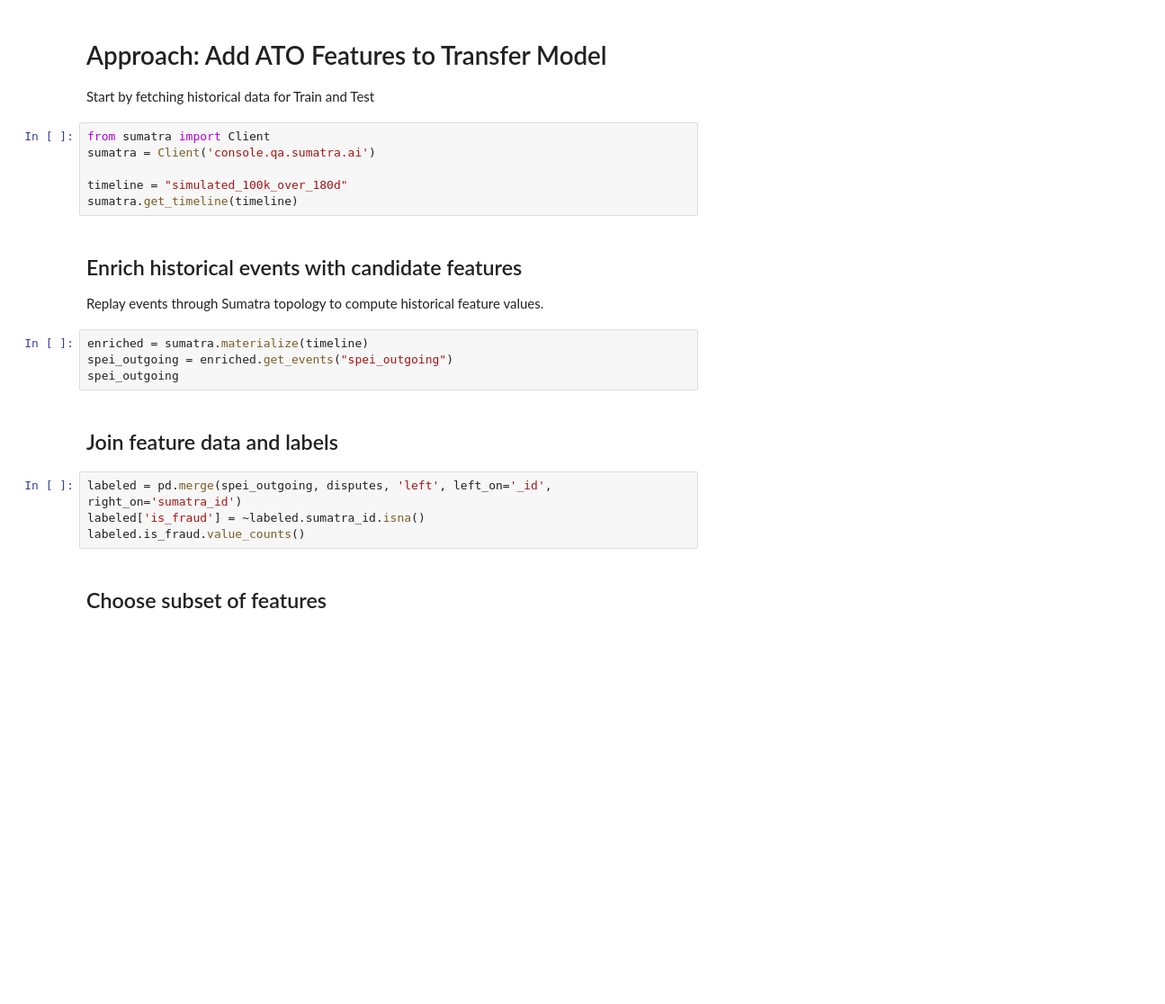
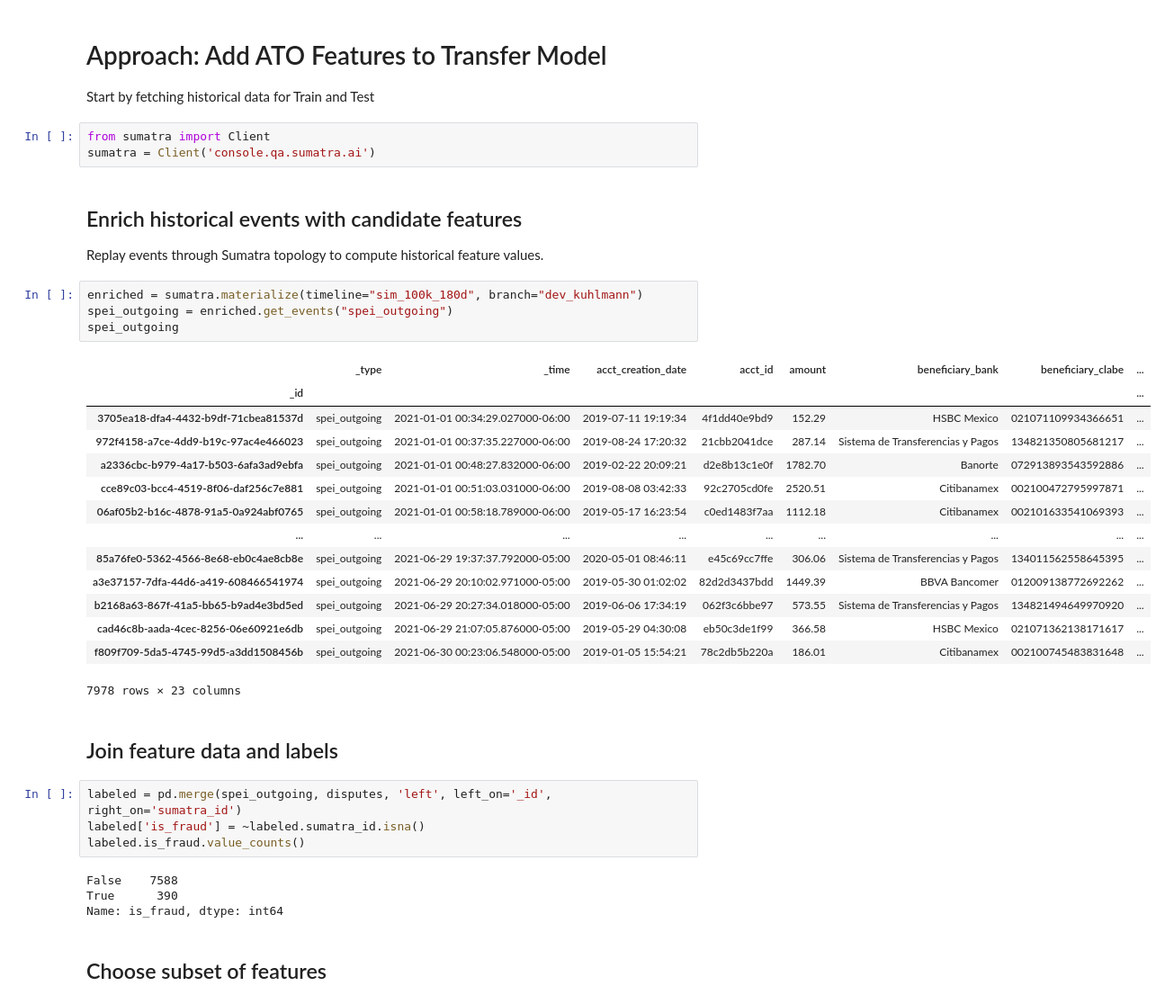
Before and after one commit to sumatra/sumatra-examples, a Jupyter notebook: moneymx/MoneyMX ATO Features.ipynb, the cells around one changed output. Shown: that part at 90% size. Drawn from its saved outputs; the diff is of its cells as text; blank space fills up the shorter version.

```diff
--- a/moneymx/MoneyMX ATO Features.ipynb
+++ b/moneymx/MoneyMX ATO Features.ipynb
@@ -15,23 +29,39 @@ Start by fetching historical data for Train and Test
 # %%
 from sumatra import Client
 sumatra = Client('console.qa.sumatra.ai')
-
-timeline = "simulated_100k_over_180d"
-sumatra.get_timeline(timeline)
 # %% [markdown]
 ## Enrich historical events with candidate features
 
 Replay events through Sumatra topology to compute historical feature values.
 # %%
-enriched = sumatra.materialize(timeline)
+enriched = sumatra.materialize(timeline="sim_100k_180d", branch="dev_kuhlmann")
 spei_outgoing = enriched.get_events("spei_outgoing")
 spei_outgoing
+# %% [output]
+|  | _type | _time | acct_creation_date | acct_id | amount | beneficiary_bank | beneficiary_clabe | ... |
+| _id |  |  |  |  |  |  |  | ... |
+| 3705ea18-dfa4-4432-b9df-71cbea81537d | spei_outgoing | 2021-01-01 00:34:29.027000-06:00 | 2019-07-11 19:19:34 | 4f1dd40e9bd9 | 152.29 | HSBC Mexico | 021071109934366651 | ... |
+| 972f4158-a7ce-4dd9-b19c-97ac4e466023 | spei_outgoing | 2021-01-01 00:37:35.227000-06:00 | 2019-08-24 17:20:32 | 21cbb2041dce | 287.14 | Sistema de Transferencias y Pagos | 134821350805681217 | ... |
+| a2336cbc-b979-4a17-b503-6afa3ad9ebfa | spei_outgoing | 2021-01-01 00:48:27.832000-06:00 | 2019-02-22 20:09:21 | d2e8b13c1e0f | 1782.70 | Banorte | 072913893543592886 | ... |
+| cce89c03-bcc4-4519-8f06-daf256c7e881 | spei_outgoing | 2021-01-01 00:51:03.031000-06:00 | 2019-08-08 03:42:33 | 92c2705cd0fe | 2520.51 | Citibanamex | 002100472795997871 | ... |
+| 06af05b2-b16c-4878-91a5-0a924abf0765 | spei_outgoing | 2021-01-01 00:58:18.789000-06:00 | 2019-05-17 16:23:54 | c0ed1483f7aa | 1112.18 | Citibanamex | 002101633541069393 | ... |
+| ... | ... | ... | ... | ... | ... | ... | ... | ... |
+| 85a76fe0-5362-4566-8e68-eb0c4ae8cb8e | spei_outgoing | 2021-06-29 19:37:37.792000-05:00 | 2020-05-01 08:46:11 | e45c69cc7ffe | 306.06 | Sistema de Transferencias y Pagos | 134011562558645395 | ... |
+| a3e37157-7dfa-44d6-a419-608466541974 | spei_outgoing | 2021-06-29 20:10:02.971000-05:00 | 2019-05-30 01:02:02 | 82d2d3437bdd | 1449.39 | BBVA Bancomer | 012009138772692262 | ... |
+| b2168a63-867f-41a5-bb65-b9ad4e3bd5ed | spei_outgoing | 2021-06-29 20:27:34.018000-05:00 | 2019-06-06 17:34:19 | 062f3c6bbe97 | 573.55 | Sistema de Transferencias y Pagos | 134821494649970920 | ... |
+| cad46c8b-aada-4cec-8256-06e60921e6db | spei_outgoing | 2021-06-29 21:07:05.876000-05:00 | 2019-05-29 04:30:08 | eb50c3de1f99 | 366.58 | HSBC Mexico | 021071362138171617 | ... |
+| f809f709-5da5-4745-99d5-a3dd1508456b | spei_outgoing | 2021-06-30 00:23:06.548000-05:00 | 2019-01-05 15:54:21 | 78c2db5b220a | 186.01 | Citibanamex | 002100745483831648 | ... |
+7978 rows × 23 columns
 # %% [markdown]
 ## Join feature data and labels
 # %%
 labeled = pd.merge(spei_outgoing, disputes, 'left', left_on='_id', right_on='sumatra_id')
 labeled['is_fraud'] = ~labeled.sumatra_id.isna()
 labeled.is_fraud.value_counts()
+# %% [output]
+False    7588
+True      390
+Name: is_fraud, dtype: int64
 # %% [markdown]
 ## Choose subset of features
 # %%
```
Also changed, not shown: parts of 6 cells of this notebook, 1 other file.
